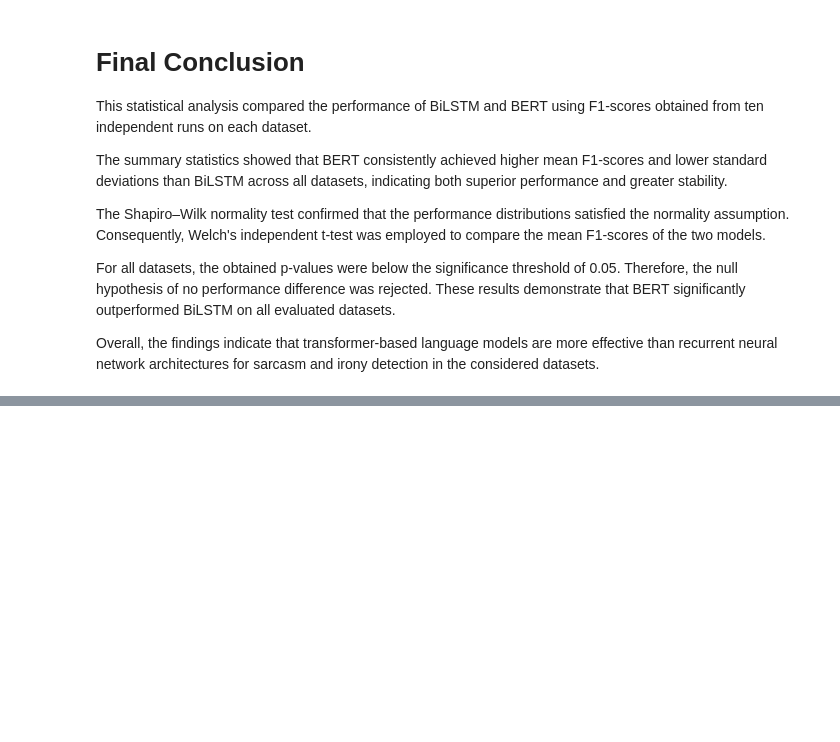
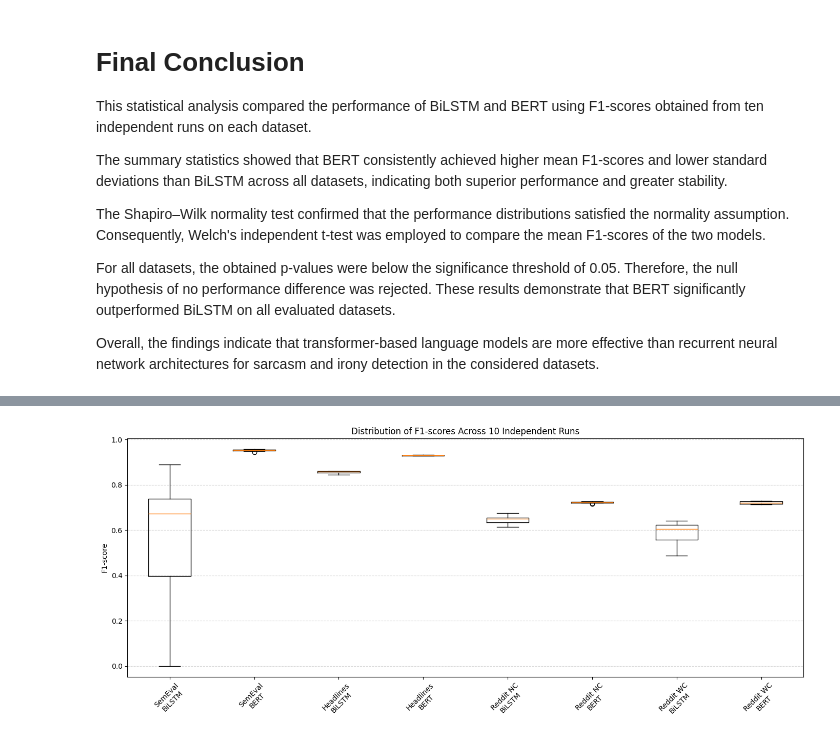
Before and after one commit to palishiita/Sarcasm_detection_in_social_media, a Jupyter notebook: notebooks/08_statistical_test.ipynb, the cells around one changed output, grey strips where cells are left out. Cells and saved outputs as stored; diff of their text form; code cells hidden in the pictures; blank space fills up the shorter version.

```diff
--- a/notebooks/08_statistical_test.ipynb
+++ b/notebooks/08_statistical_test.ipynb
@@ -279,0 +335,47 @@ Overall, the findings indicate that transformer-based language models are more e
+# %%
+import pandas as pd
+import matplotlib.pyplot as plt
+
+plot_data = []
+
+for dataset_name, (lstm_file, bert_file) in datasets.items():
+
+    lstm = pd.read_csv(lstm_file)
+    bert = pd.read_csv(bert_file)
+
+    plot_data.append(lstm["F1"])
+    plot_data.append(bert["F1"])
+
+labels = [
+    "SemEval\nBiLSTM",
+    "SemEval\nBERT",
+    "Headlines\nBiLSTM",
+    "Headlines\nBERT",
+    "Reddit NC\nBiLSTM",
+    "Reddit NC\nBERT",
+    "Reddit WC\nBiLSTM",
+    "Reddit WC\nBERT"
+]
+
+plt.figure(figsize=(14,6))
+
+plt.boxplot(plot_data)
+
+plt.xticks(
+    range(1, len(labels)+1),
+    labels,
+    rotation=45
+)
+
+plt.ylabel("F1-score")
+
+plt.title(
+    "Distribution of F1-scores Across 10 Independent Runs"
+)
+
+plt.tight_layout()
+plt.grid(axis="y", linestyle="--", alpha=0.5)
+
+plt.show()
+# %% [output]
+[figure, added]
```
Also changed, not shown: parts of 5 cells of this notebook, 1 other file.
